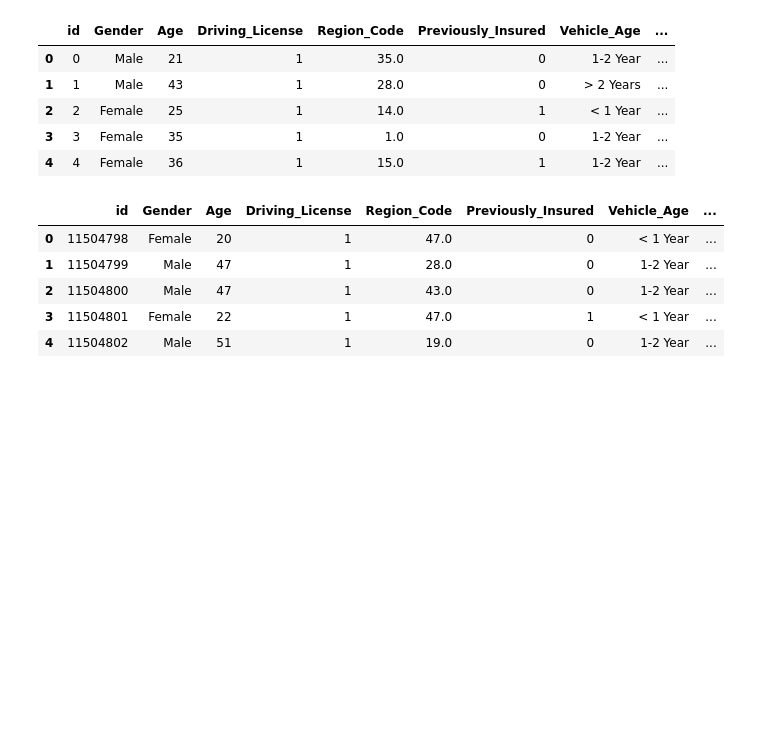
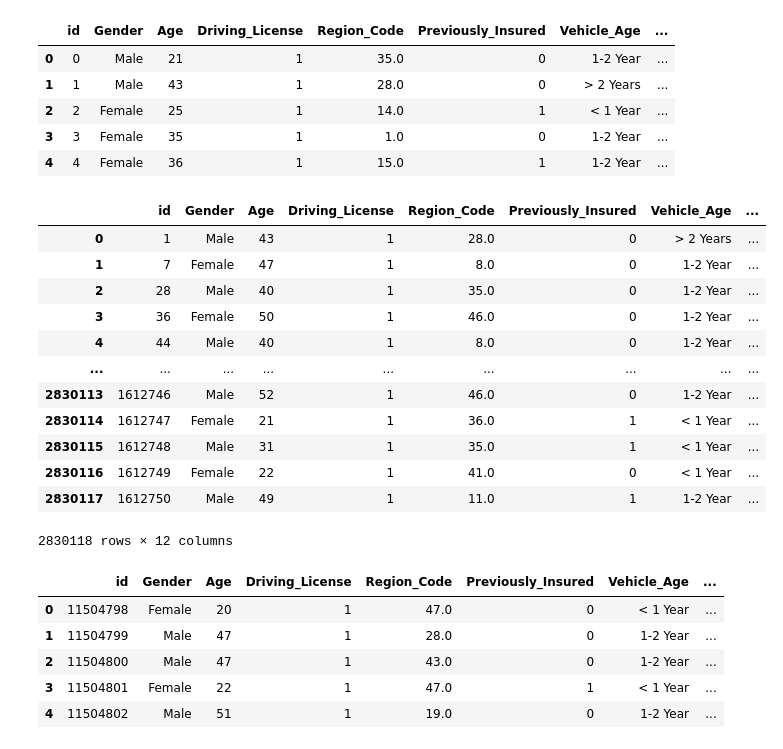
Before and after one commit to joseongho1985/playground-series-s4e7, a Jupyter notebook: test.ipynb, the cells around one changed output. Saved outputs shown, nothing was run; the diff lists cells and outputs as text; code cells hidden in the pictures; blank space fills up the shorter version.

```diff
--- a/test.ipynb
+++ b/test.ipynb
@@ -12,6 +12,26 @@ trainDF.head()
 | 2 | 2 | Female | 25 | 1 | 14.0 | 1 | < 1 Year | ... |
 | 3 | 3 | Female | 35 | 1 | 1.0 | 0 | 1-2 Year | ... |
 | 4 | 4 | Female | 36 | 1 | 15.0 | 1 | 1-2 Year | ... |
+# %%
+falseDF=trainDF[trainDF['Response']==0]
+trueDF = trainDF[trainDF['Response']==1]
+trainDF2 = pd.concat((trueDF,falseDF[:len(trueDF)]))
+trainDF2 = trainDF2.reset_index(drop=True)
+trainDF2
+# %% [output]
+|  | id | Gender | Age | Driving_License | Region_Code | Previously_Insured | Vehicle_Age | ... |
+| 0 | 1 | Male | 43 | 1 | 28.0 | 0 | > 2 Years | ... |
+| 1 | 7 | Female | 47 | 1 | 8.0 | 0 | 1-2 Year | ... |
+| 2 | 28 | Male | 40 | 1 | 35.0 | 0 | 1-2 Year | ... |
+| 3 | 36 | Female | 50 | 1 | 46.0 | 0 | 1-2 Year | ... |
+| 4 | 44 | Male | 40 | 1 | 8.0 | 0 | 1-2 Year | ... |
+| ... | ... | ... | ... | ... | ... | ... | ... | ... |
+| 2830113 | 1612746 | Male | 52 | 1 | 46.0 | 0 | 1-2 Year | ... |
+| 2830114 | 1612747 | Female | 21 | 1 | 36.0 | 1 | < 1 Year | ... |
+| 2830115 | 1612748 | Male | 31 | 1 | 35.0 | 1 | < 1 Year | ... |
+| 2830116 | 1612749 | Female | 22 | 1 | 41.0 | 0 | < 1 Year | ... |
+| 2830117 | 1612750 | Male | 49 | 1 | 11.0 | 1 | 1-2 Year | ... |
+2830118 rows × 12 columns
 # %%
 testDF = pd.read_csv('test.csv')
 testDF.head()
```
Also changed, not shown: parts of 12 cells of this notebook, 2 other files.
